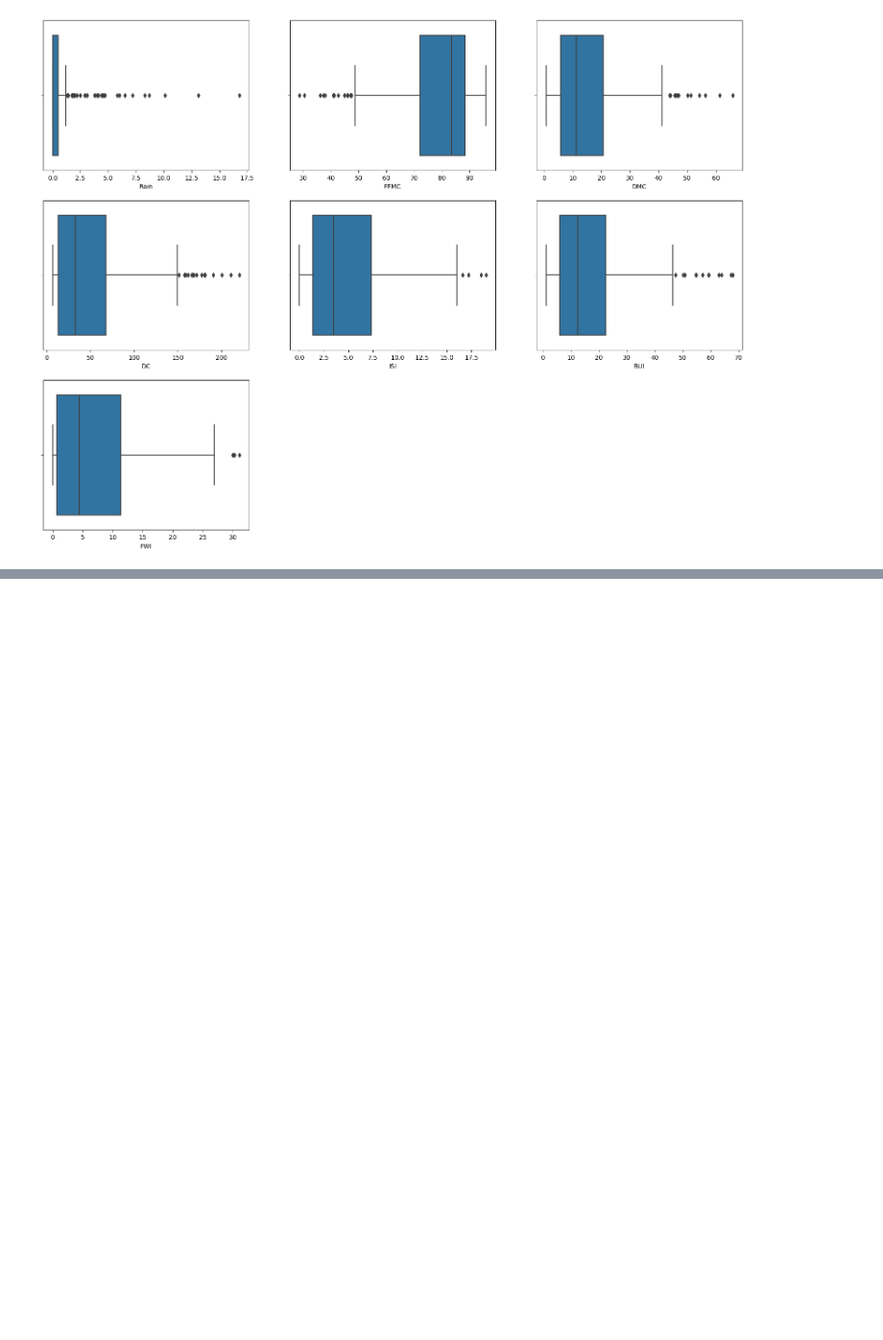
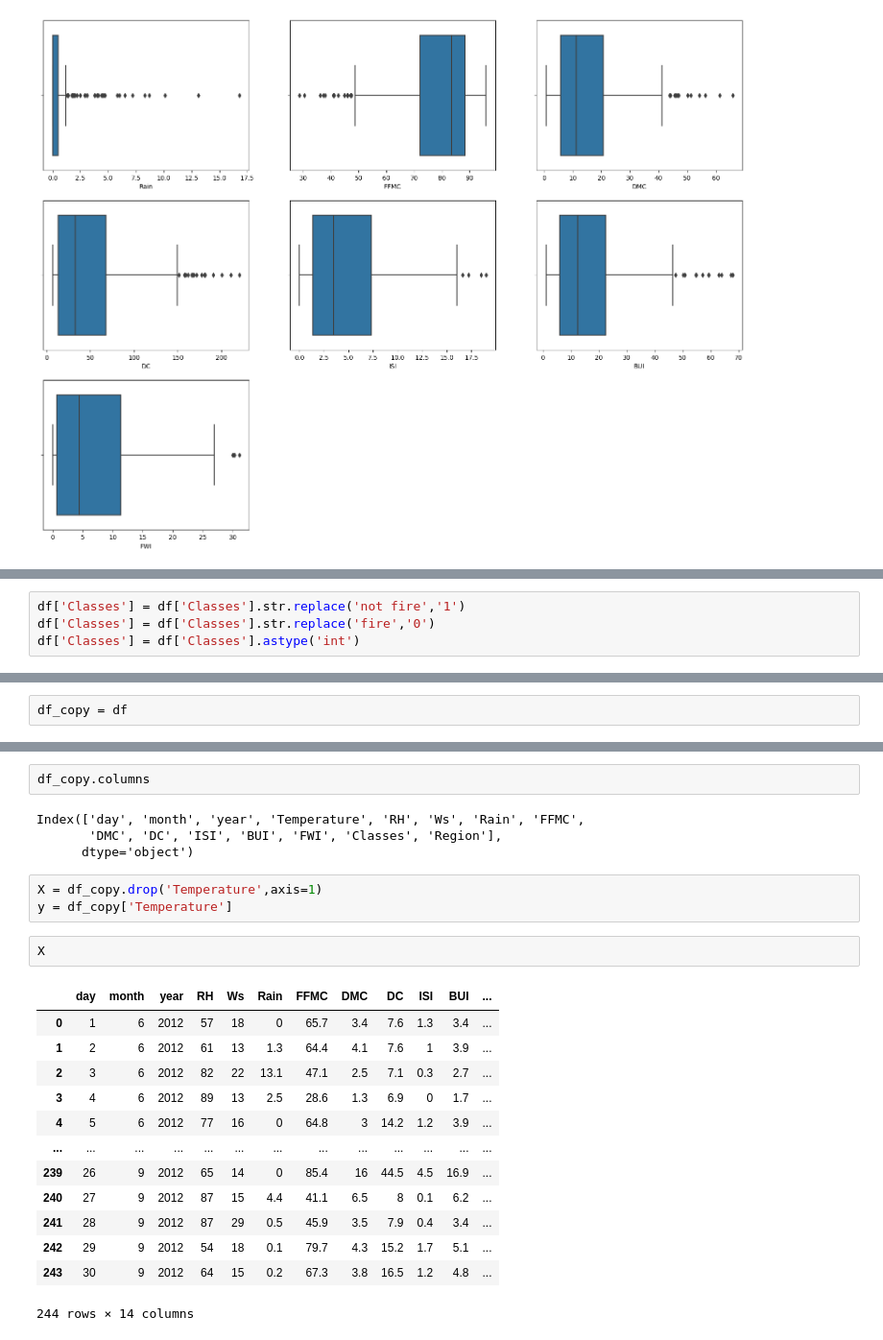
Before and after one commit to Rushi9867/Ineuron_Tasks, a Jupyter notebook: EDA/Algerian_Forest/Algerian_forest.ipynb, the cells around one changed output, grey strips where cells are left out. Shown at 96% size. Cells and saved outputs as stored; diff of their text form; blank space fills up the shorter version.

```diff
--- a/EDA/Algerian_Forest/Algerian_forest.ipynb
+++ b/EDA/Algerian_Forest/Algerian_forest.ipynb
@@ -509,0 +489,4 @@ for i in enumerate(lst):
+# %%
+df['Classes'] = df['Classes'].str.replace('not fire','1')
+df['Classes'] = df['Classes'].str.replace('fire','0')
+df['Classes'] = df['Classes'].astype('int')
@@ -509,0 +495,2 @@ for i in enumerate(lst):
+# %%
+df_copy = df
@@ -509,0 +506,25 @@ for i in enumerate(lst):
+# %%
+df_copy.columns
+# %% [output]
+Index(['day', 'month', 'year', 'Temperature', 'RH', 'Ws', 'Rain', 'FFMC',
+       'DMC', 'DC', 'ISI', 'BUI', 'FWI', 'Classes', 'Region'],
+      dtype='object')
+# %%
+X = df_copy.drop('Temperature',axis=1)
+y = df_copy['Temperature']
+# %%
+X
+# %% [output]
+|  | day | month | year | RH | Ws | Rain | FFMC | DMC | DC | ISI | BUI | ... |
+| 0 | 1 | 6 | 2012 | 57 | 18 | 0 | 65.7 | 3.4 | 7.6 | 1.3 | 3.4 | ... |
+| 1 | 2 | 6 | 2012 | 61 | 13 | 1.3 | 64.4 | 4.1 | 7.6 | 1 | 3.9 | ... |
+| 2 | 3 | 6 | 2012 | 82 | 22 | 13.1 | 47.1 | 2.5 | 7.1 | 0.3 | 2.7 | ... |
+| 3 | 4 | 6 | 2012 | 89 | 13 | 2.5 | 28.6 | 1.3 | 6.9 | 0 | 1.7 | ... |
+| 4 | 5 | 6 | 2012 | 77 | 16 | 0 | 64.8 | 3 | 14.2 | 1.2 | 3.9 | ... |
+| ... | ... | ... | ... | ... | ... | ... | ... | ... | ... | ... | ... | ... |
+| 239 | 26 | 9 | 2012 | 65 | 14 | 0 | 85.4 | 16 | 44.5 | 4.5 | 16.9 | ... |
+| 240 | 27 | 9 | 2012 | 87 | 15 | 4.4 | 41.1 | 6.5 | 8 | 0.1 | 6.2 | ... |
+| 241 | 28 | 9 | 2012 | 87 | 29 | 0.5 | 45.9 | 3.5 | 7.9 | 0.4 | 3.4 | ... |
+| 242 | 29 | 9 | 2012 | 54 | 18 | 0.1 | 79.7 | 4.3 | 15.2 | 1.7 | 5.1 | ... |
+| 243 | 30 | 9 | 2012 | 64 | 15 | 0.2 | 67.3 | 3.8 | 16.5 | 1.2 | 4.8 | ... |
+244 rows × 14 columns
```
Also changed, not shown: parts of 45 cells of this notebook, 1 other file.
